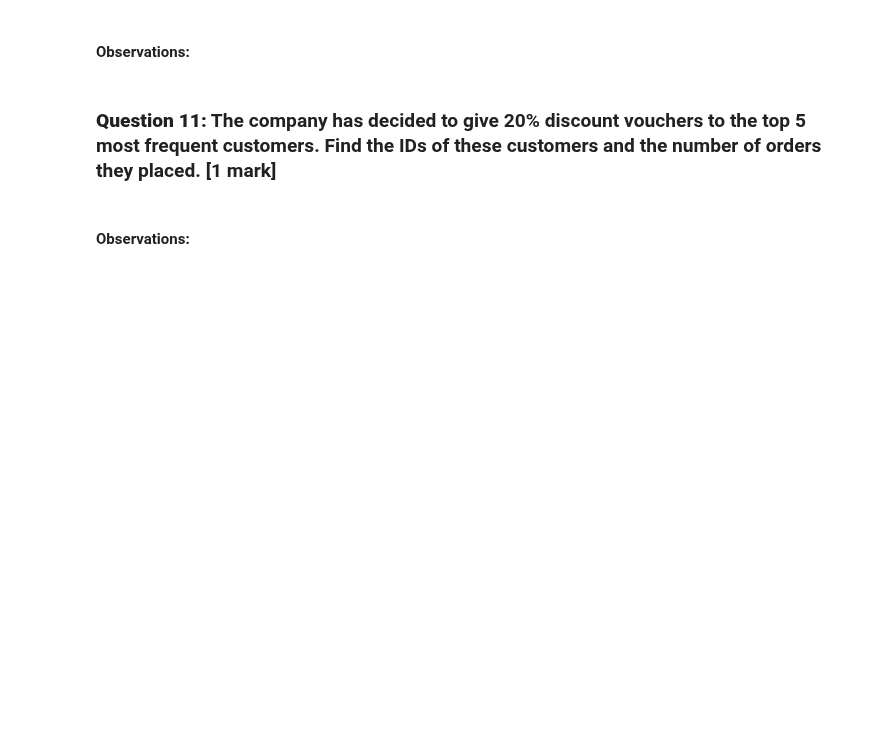
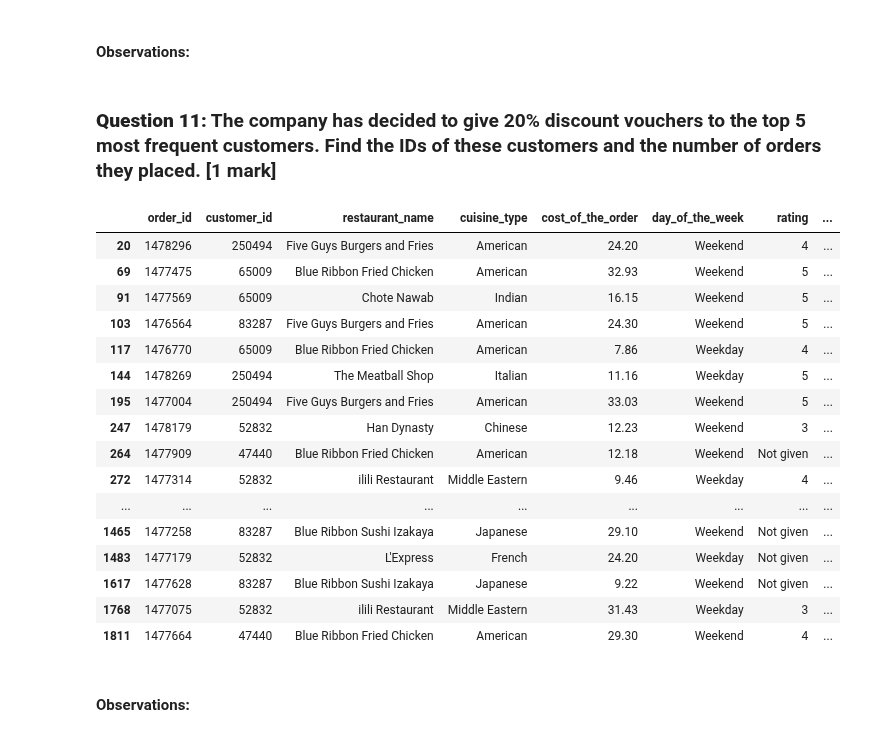
Before and after one commit to Suhaskarthik/python-foodhub-project, a Jupyter notebook: foodhub_project.ipynb, the cells around one changed output. Drawn from its saved outputs; the diff is of its cells as text; code cells hidden in the pictures; blank space fills up the shorter version.

```diff
--- a/foodhub_project.ipynb
+++ b/foodhub_project.ipynb
@@ -265,3 +263,37 @@ mean_order_delivery
+# %%
+# Find top 5 most frequent customers and grant 20% discount vouchers
+
+# Count the number of orders for each customer
+customer_orders = df.groupby('customer_id')['order_id'].count()
+
+# Find the top 5 customers with the most orders
+top_customers = customer_orders.sort_values(ascending=False).head(5).index.tolist()
+
+for customer in top_customers:
+    df.loc[df['customer_id'] == customer, 'discount'] = 0.2
+
+# Filter the DataFrame to show only the top 5 customers
+top_df = df[df['customer_id'].isin(top_customers)]
+
+top_df
+# %% [output]
+|  | order_id | customer_id | restaurant_name | cuisine_type | cost_of_the_order | day_of_the_week | rating | ... |
+| 20 | 1478296 | 250494 | Five Guys Burgers and Fries | American | 24.20 | Weekend | 4 | ... |
+| 69 | 1477475 | 65009 | Blue Ribbon Fried Chicken | American | 32.93 | Weekend | 5 | ... |
+| 91 | 1477569 | 65009 | Chote Nawab | Indian | 16.15 | Weekend | 5 | ... |
+| 103 | 1476564 | 83287 | Five Guys Burgers and Fries | American | 24.30 | Weekend | 5 | ... |
+| 117 | 1476770 | 65009 | Blue Ribbon Fried Chicken | American | 7.86 | Weekday | 4 | ... |
+| 144 | 1478269 | 250494 | The Meatball Shop | Italian | 11.16 | Weekday | 5 | ... |
+| 195 | 1477004 | 250494 | Five Guys Burgers and Fries | American | 33.03 | Weekend | 5 | ... |
+| 247 | 1478179 | 52832 | Han Dynasty | Chinese | 12.23 | Weekend | 3 | ... |
+| 264 | 1477909 | 47440 | Blue Ribbon Fried Chicken | American | 12.18 | Weekend | Not given | ... |
+| 272 | 1477314 | 52832 | ilili Restaurant | Middle Eastern | 9.46 | Weekday | 4 | ... |
+| ... | ... | ... | ... | ... | ... | ... | ... | ... |
+| 1465 | 1477258 | 83287 | Blue Ribbon Sushi Izakaya | Japanese | 29.10 | Weekend | Not given | ... |
+| 1483 | 1477179 | 52832 | L'Express | French | 24.20 | Weekday | Not given | ... |
+| 1617 | 1477628 | 83287 | Blue Ribbon Sushi Izakaya | Japanese | 9.22 | Weekend | Not given | ... |
+| 1768 | 1477075 | 52832 | ilili Restaurant | Middle Eastern | 31.43 | Weekday | 3 | ... |
+| 1811 | 1477664 | 47440 | Blue Ribbon Fried Chicken | American | 29.30 | Weekend | 4 | ... |
 # %% [markdown]
 #### Observations:
 # %% [markdown]
```
Also changed, not shown: parts of 1 cell of this notebook.
